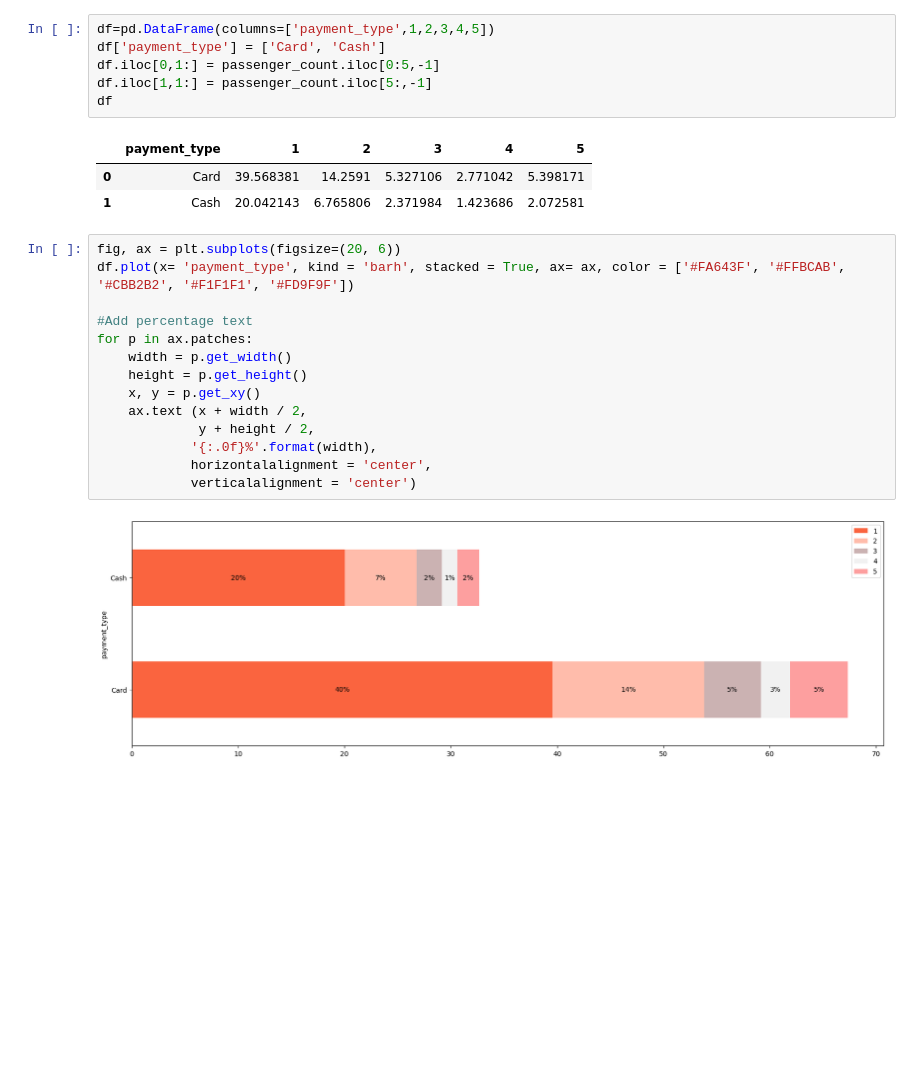
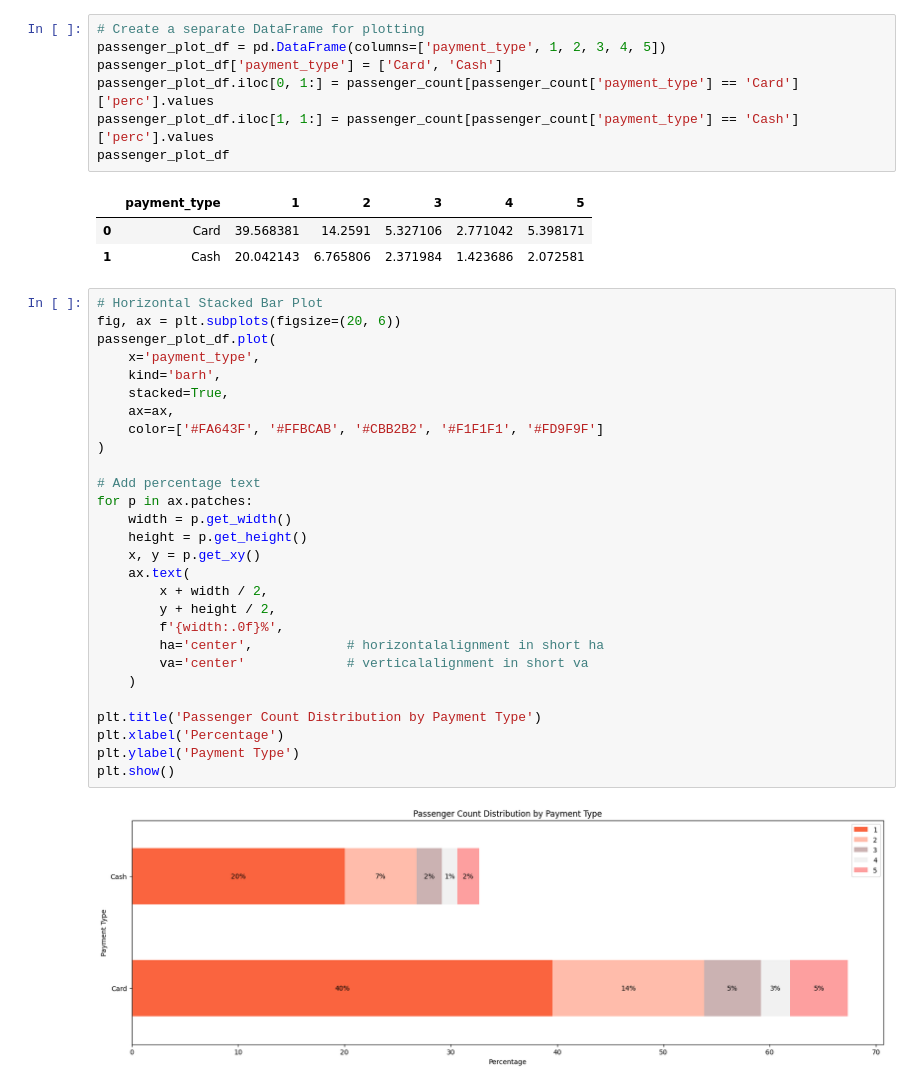
Before and after one commit to bidishacutex/statistics_project, a Jupyter notebook: clean.ipynb, the cells around one changed output. Saved outputs shown, nothing was run; the diff lists cells and outputs as text; blank space fills up the shorter version.

```diff
--- a/clean.ipynb
+++ b/clean.ipynb
@@ -263,28 +266,43 @@ passenger_count
 | 8 | Cash | 4 | 32715 | 1.423686 |
 | 9 | Cash | 5 | 47626 | 2.072581 |
 # %%
-df=pd.DataFrame(columns=['payment_type',1,2,3,4,5])
-df['payment_type'] = ['Card', 'Cash']
-df.iloc[0,1:] = passenger_count.iloc[0:5,-1]
-df.iloc[1,1:] = passenger_count.iloc[5:,-1]
-df
+# Create a separate DataFrame for plotting
+passenger_plot_df = pd.DataFrame(columns=['payment_type', 1, 2, 3, 4, 5])
+passenger_plot_df['payment_type'] = ['Card', 'Cash']
+passenger_plot_df.iloc[0, 1:] = passenger_count[passenger_count['payment_type'] == 'Card']['perc'].values
+passenger_plot_df.iloc[1, 1:] = passenger_count[passenger_count['payment_type'] == 'Cash']['perc'].values
+passenger_plot_df
 # %% [output]
 |  | payment_type | 1 | 2 | 3 | 4 | 5 |
 | 0 | Card | 39.568381 | 14.2591 | 5.327106 | 2.771042 | 5.398171 |
 | 1 | Cash | 20.042143 | 6.765806 | 2.371984 | 1.423686 | 2.072581 |
 # %%
+# Horizontal Stacked Bar Plot
 fig, ax = plt.subplots(figsize=(20, 6))
-df.plot(x= 'payment_type', kind = 'barh', stacked = True, ax= ax, color = ['#FA643F', '#FFBCAB', '#CBB2B2', '#F1F1F1', '#FD9F9F'])
+passenger_plot_df.plot(
+    x='payment_type',
+    kind='barh',
+    stacked=True,
+    ax=ax,
+    color=['#FA643F', '#FFBCAB', '#CBB2B2', '#F1F1F1', '#FD9F9F']
+)
 
-#Add percentage text
+# Add percentage text
 for p in ax.patches:
     width = p.get_width()
     height = p.get_height()
     x, y = p.get_xy()
-    ax.text (x + width / 2,
-             y + height / 2,
-            '{:.0f}%'.format(width),
-            horizontalalignment = 'center',
-            verticalalignment = 'center')
+    ax.text(
+        x + width / 2,
+        y + height / 2,
+        f'{width:.0f}%',
+        ha='center',            # horizontalalignment in short ha
+        va='center'             # verticalalignment in short va
+    )
+
+plt.title('Passenger Count Distribution by Payment Type')
+plt.xlabel('Percentage')
+plt.ylabel('Payment Type')
+plt.show()
 # %% [output]
-[figure, old version]
+[figure, new version]
```
Also changed, not shown: parts of 11 cells of this notebook, 1 other file.
